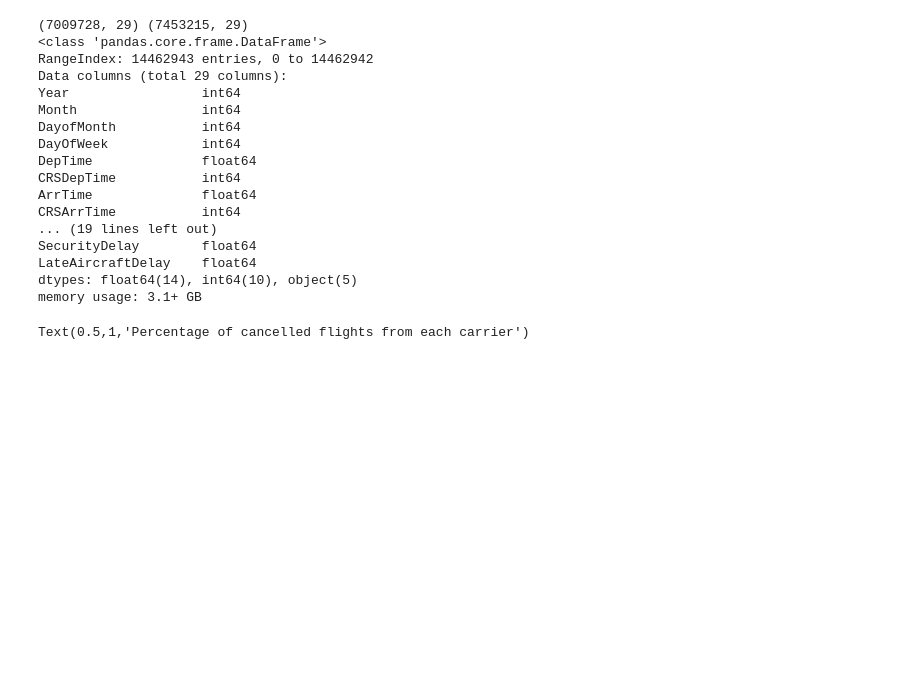
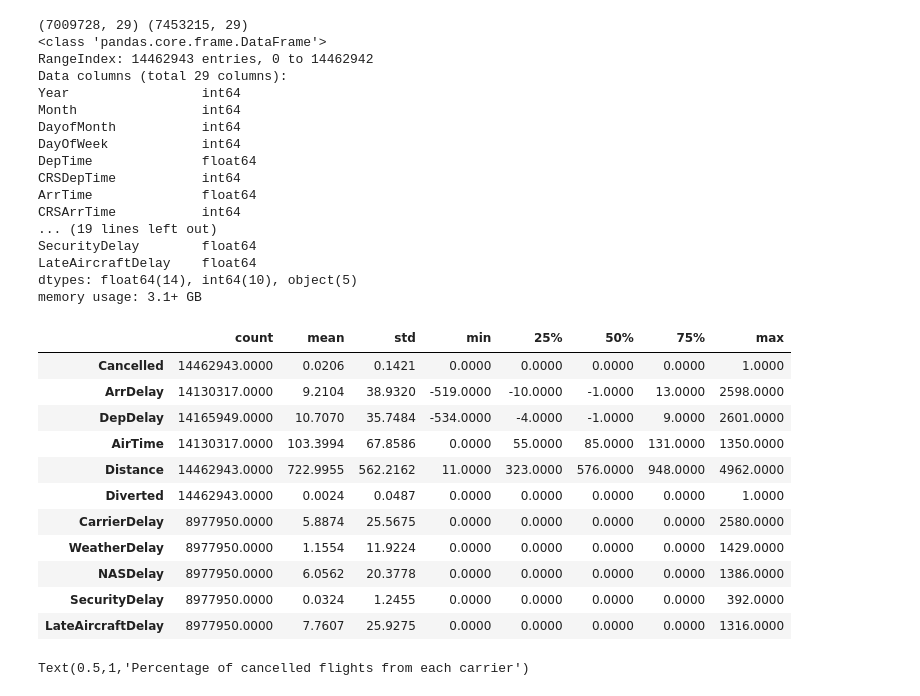
Before and after one commit to srihari4mbatech/IGT_assignment, a Jupyter notebook: IGT_Data_Analysis-Updated.ipynb, the cells around one changed output. Cells and saved outputs as stored; diff of their text form; code cells hidden in the pictures; blank space fills up the shorter version.

```diff
--- a/IGT_Data_Analysis-Updated.ipynb
+++ b/IGT_Data_Analysis-Updated.ipynb
@@ -85,13 +86,26 @@ dtypes: float64(14), int64(10), object(5)
 memory usage: 3.1+ GB
 # %%
 pd.options.display.float_format = '{:.04f}'.format
-imp_col=['Cancelled','ArrDelay','DepDelay','AirTime','Distance','Diverted','CarrierDelay','WeatherDelay','NASDelay','SecurityDelay',
-            'LateAircraftDelay']
-main_df[imp_col].describe()
+imp_col=['Cancelled','ArrDelay','DepDelay','AirTime','Distance','Diverted','CarrierDelay','WeatherDelay','NASDelay','SecurityDelay','LateAircraftDelay']
+main_df[imp_col].describe().T
+#main_df[['NASDelay','SecurityDelay','LateAircraftDelay']].describe()
 #temp=main_df.styles.format()
 #main_df[main_df['AirTime']==0].groupby('UniqueCarrier')['ArrTime'].count()
 #main_df[main_df['Cancelled']==1].groupby('UniqueCarrier')['UniqueCarrier'].count()
 #main_df[main_df['AirTime']==0][['UniqueCarrier','DepTime','CRSDepTime','ArrTime','AirTime']]
+# %% [output]
+|  | count | mean | std | min | 25% | 50% | 75% | max |
+| Cancelled | 14462943.0000 | 0.0206 | 0.1421 | 0.0000 | 0.0000 | 0.0000 | 0.0000 | 1.0000 |
+| ArrDelay | 14130317.0000 | 9.2104 | 38.9320 | -519.0000 | -10.0000 | -1.0000 | 13.0000 | 2598.0000 |
+| DepDelay | 14165949.0000 | 10.7070 | 35.7484 | -534.0000 | -4.0000 | -1.0000 | 9.0000 | 2601.0000 |
+| AirTime | 14130317.0000 | 103.3994 | 67.8586 | 0.0000 | 55.0000 | 85.0000 | 131.0000 | 1350.0000 |
+| Distance | 14462943.0000 | 722.9955 | 562.2162 | 11.0000 | 323.0000 | 576.0000 | 948.0000 | 4962.0000 |
+| Diverted | 14462943.0000 | 0.0024 | 0.0487 | 0.0000 | 0.0000 | 0.0000 | 0.0000 | 1.0000 |
+| CarrierDelay | 8977950.0000 | 5.8874 | 25.5675 | 0.0000 | 0.0000 | 0.0000 | 0.0000 | 2580.0000 |
+| WeatherDelay | 8977950.0000 | 1.1554 | 11.9224 | 0.0000 | 0.0000 | 0.0000 | 0.0000 | 1429.0000 |
+| NASDelay | 8977950.0000 | 6.0562 | 20.3778 | 0.0000 | 0.0000 | 0.0000 | 0.0000 | 1386.0000 |
+| SecurityDelay | 8977950.0000 | 0.0324 | 1.2455 | 0.0000 | 0.0000 | 0.0000 | 0.0000 | 392.0000 |
+| LateAircraftDelay | 8977950.0000 | 7.7607 | 25.9275 | 0.0000 | 0.0000 | 0.0000 | 0.0000 | 1316.0000 |
 # %%
 #F9 has lowest percentage of Cancellations compages to all the Carriers
 #Total cancelled flights are 2.061
```
Also changed, not shown: parts of 11 cells of this notebook, 1 other file.
